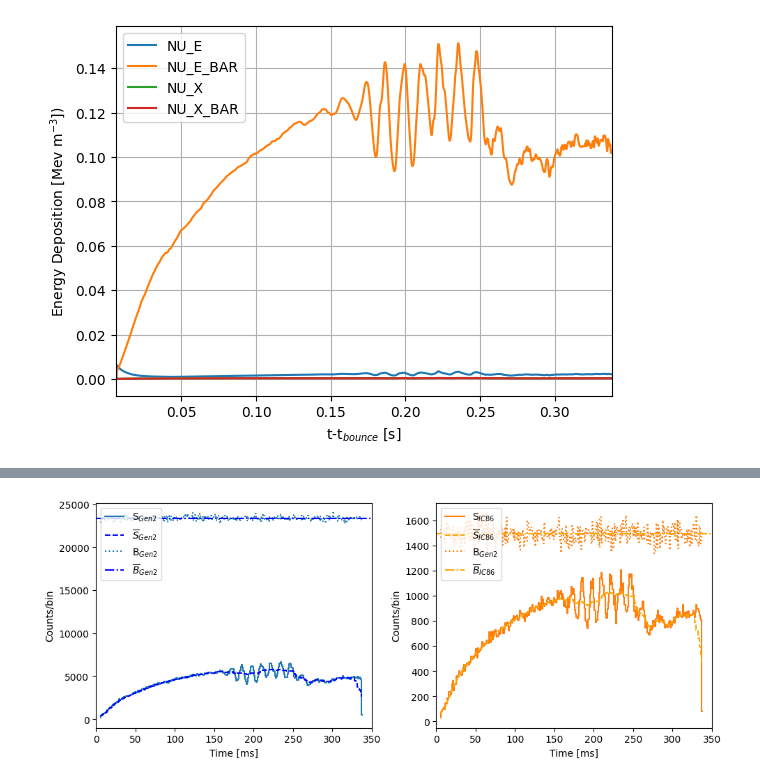
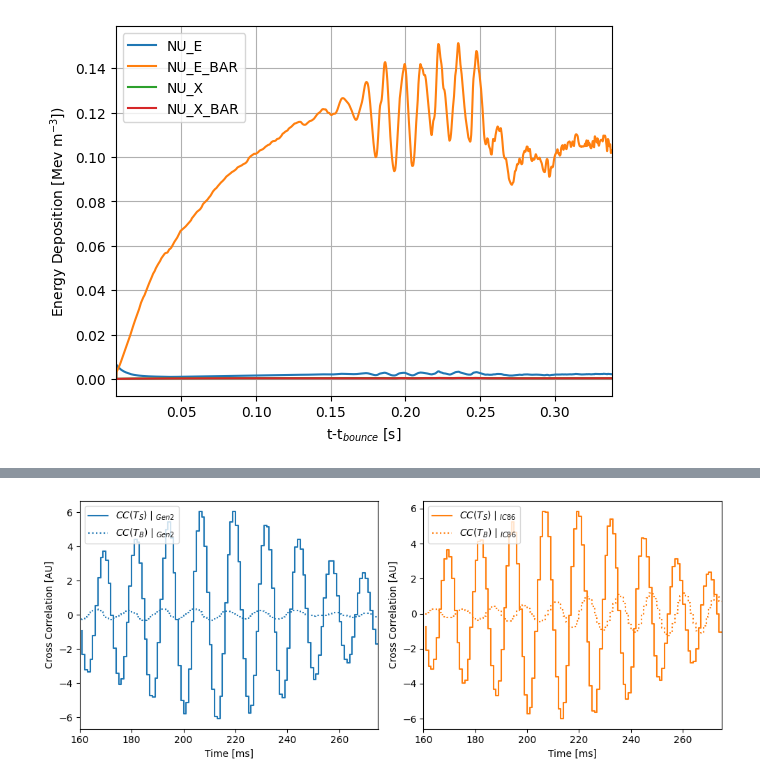
Before and after one commit to icecube/ASTERIA, a Jupyter notebook: docs/my_project/analysis/template_analysis.ipynb, the cells around one changed output, grey strips where cells are left out. Cells and saved outputs as stored; diff of their text form; code cells hidden in the pictures.

```diff
--- a/docs/my_project/analysis/template_analysis.ipynb
+++ b/docs/my_project/analysis/template_analysis.ipynb
@@ -330,23 +251,21 @@ def background_trials(sim, dt, distance, trials, dist=gamma):
 # %%
-t, s_gen2, sa_gen2, b_gen2, s_ic86, sa_ic86, b_ic86 = signal_processing(sim, dt=dt, distance=10*u.kpc, trials=10000, return_raw=True)
+t, Sc_gen2, Sc_ic86, Bc_gen2, Bc_ic86 = signal_processing(sim, dt=dt, distance=10*u.kpc, trials=10, return_correlation=True)
 
 fig, ax = plt.subplots(1,2, figsize = (10,4))
-ax[0].step(t,s_gen2[0], color = 'C0', ls = '-', label=r'S$_{Gen2}$')
-ax[0].step(t,sa_gen2, color = 'blue', ls = '--', label=r'$\overline{S}_{Gen2}$')
-ax[0].step(t,b_gen2[0], color = 'C0', ls = ':', label=r'B$_{Gen2}$')
-ax[0].axhline(ba_gen2, color = 'blue', ls = '-.', label=r'$\overline{B}_{Gen2}$')
-ax[1].step(t,s_ic86[0], color = 'C1', ls = '-', label=r'S$_{IC86}$')
-ax[1].step(t,sa_ic86, color = 'orange', ls = '--', label=r'$\overline{S}_{IC86}$')
-ax[1].step(t,b_ic86[0], color = 'C1', ls = ':', label=r'B$_{Gen2}$')
-ax[1].axhline(ba_ic86, color = 'orange', ls = '-.', label=r'$\overline{B}_{IC86}$')
+ax[0].step(t,Sc_gen2[0], color = 'C0', ls = '-', label=r'$CC(T_S)\mid_{Gen2}$')
+ax[0].step(t,Bc_gen2[0], color = 'C0', ls = ':', label=r'$CC(T_B)\mid_{Gen2}$')
+ax[1].step(t,Sc_ic86[0], color = 'C1', ls = '-', label=r'$CC(T_S)\mid_{IC86}$')
+ax[1].step(t,Bc_ic86[0], color = 'C1', ls = ':', label=r'$CC(T_B)\mid_{IC86}$')
 ax[0].set_xlabel('Time [ms]')
-ax[0].set_ylabel('Counts/bin')
-ax[0].set_xlim(0,350)
+ax[0].set_ylabel('Cross Correlation [AU]')
+ax[0].set_xlim(160,275)
+#ax[0].set_ylim(-1,1)
 ax[0].legend(loc = 'upper left')
 ax[1].set_xlabel('Time [ms]')
-ax[1].set_ylabel('Counts/bin')
-ax[1].set_xlim(0,350)
+ax[1].set_ylabel('Cross Correlation [AU]')
+ax[1].set_xlim(160,275)
+#ax[1].set_ylim(-1,1)
 ax[1].legend(loc = 'upper left')
 plt.tight_layout()
 # %% [output]
-[figure, old version]
+[figure, new version]
```
Also changed, not shown: parts of 17 cells of this notebook, 30 other files.
